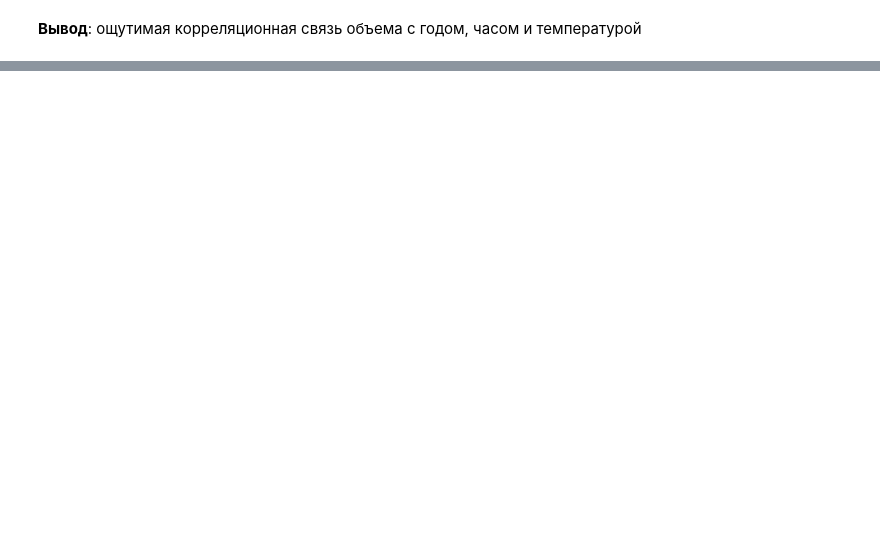
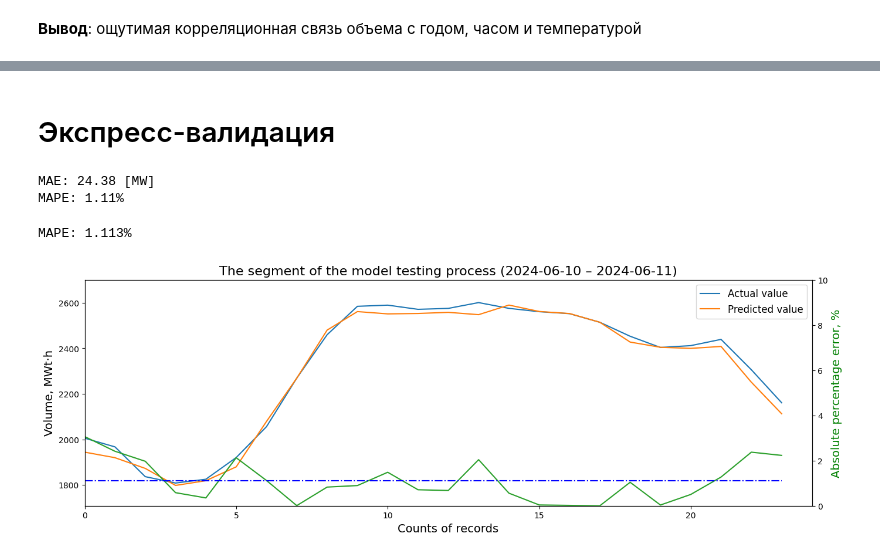
Before and after one commit to caapel/ForecastPowerEnergy, a Jupyter notebook: daily_forecast_Tatarstan_XGBoost.ipynb, the cells around one changed output, grey strips where cells are left out. Saved outputs shown, nothing was run; the diff lists cells and outputs as text; code cells hidden in the pictures; blank space fills up the shorter version.

```diff
--- a/daily_forecast_Tatarstan_XGBoost.ipynb
+++ b/daily_forecast_Tatarstan_XGBoost.ipynb
@@ -1050,0 +571,5 @@ May 2024 MAPE: 2.202%
+# %%
+%%time
+
+df_predicted = get_df_predicted(df_general, date_start=datetime(2024, 6, 10).date(), date_end=datetime(2024, 6, 10).date())
+df_predicted.to_excel('Predicted.xlsx', index=False)
@@ -1050,0 +579,2 @@ May 2024 MAPE: 2.202%
+# %% [markdown]
+# Экспресс-валидация
@@ -1050,0 +610,49 @@ May 2024 MAPE: 2.202%
+# %%
+# Метрики качества прогноза
+print('MAE:', f"{MAE(df_predicted['Predicted'], total_oper_df['Volume']):.2f} [MW]",
+      '\nMAPE:', f"{MAPE(df_predicted['Predicted'], total_oper_df['Volume']):.2%}")
+# %% [output]
+MAE: 24.38 [MW]
+MAPE: 1.11%
+# %%
+def diff_predict_vs_fact(df_predicted):
+
+    df_validate_graph = df_predicted.copy()
+
+    # добавление новых столбцов (для расчёта усреднённой погрешности)
+    df_validate_graph.insert(df_validate_graph.shape[1], 'MAPE',
+                             MAPE(df_validate_graph['Predicted'], df_validate_graph['Volume'])*100)
+
+    df_validate_graph['Error'] = abs((df_validate_graph['Volume'] - df_validate_graph['Predicted'])*100
+                                 /df_validate_graph['Volume'])
+
+    df_validate_graph.reset_index(drop=True, inplace=True)
+
+    fig, df_volume = plt.subplots(figsize=(16,5))
+    df_error = df_volume.twinx()
+
+    df_volume.plot(df_validate_graph['Volume'], label='Actual value')
+    df_volume.plot(df_validate_graph['Predicted'], label='Predicted value')
+    df_error.plot(df_validate_graph['Error'], label='Error, %', color='#2ca02c')
+    df_error.plot(df_validate_graph['MAPE'], '-.b')
+
+    plt.rcParams['font.size'] = '12'
+
+    df_volume.legend(loc='upper right')
+    df_volume.set_xlim(0, df_validate_graph.shape[0])
+    df_volume.set_ylim(df_validate_graph.Volume.min() - 100, df_validate_graph.Volume.max() + 100)
+    df_volume.set_ylabel('Volume, MWt·h', fontsize = 14)
+    df_volume.set_xlabel('Counts of records', fontsize = 14)
+
+    df_error.set_ylim(0, 10)
+    df_error.set_ylabel('Absolute percentage error, %', fontsize = 14, color='g')
+
+    plt.title(f'The segment of the model testing process ({(df_predicted.Date[0]).date()} – {(df_predicted.Date[df_predicted.shape[0]-1]).date()})',
+              fontsize = 16)
+    print(f"MAPE: {round(df_validate_graph['MAPE'].iloc[0], 3)}%")
+# %%
+df_predicted['Volume'] = total_oper_df['Volume']
+diff_predict_vs_fact(df_predicted)
+# %% [output]
+MAPE: 1.113%
+[figure, added]
```
Also changed, not shown: parts of 67 cells of this notebook, 3 other files.
